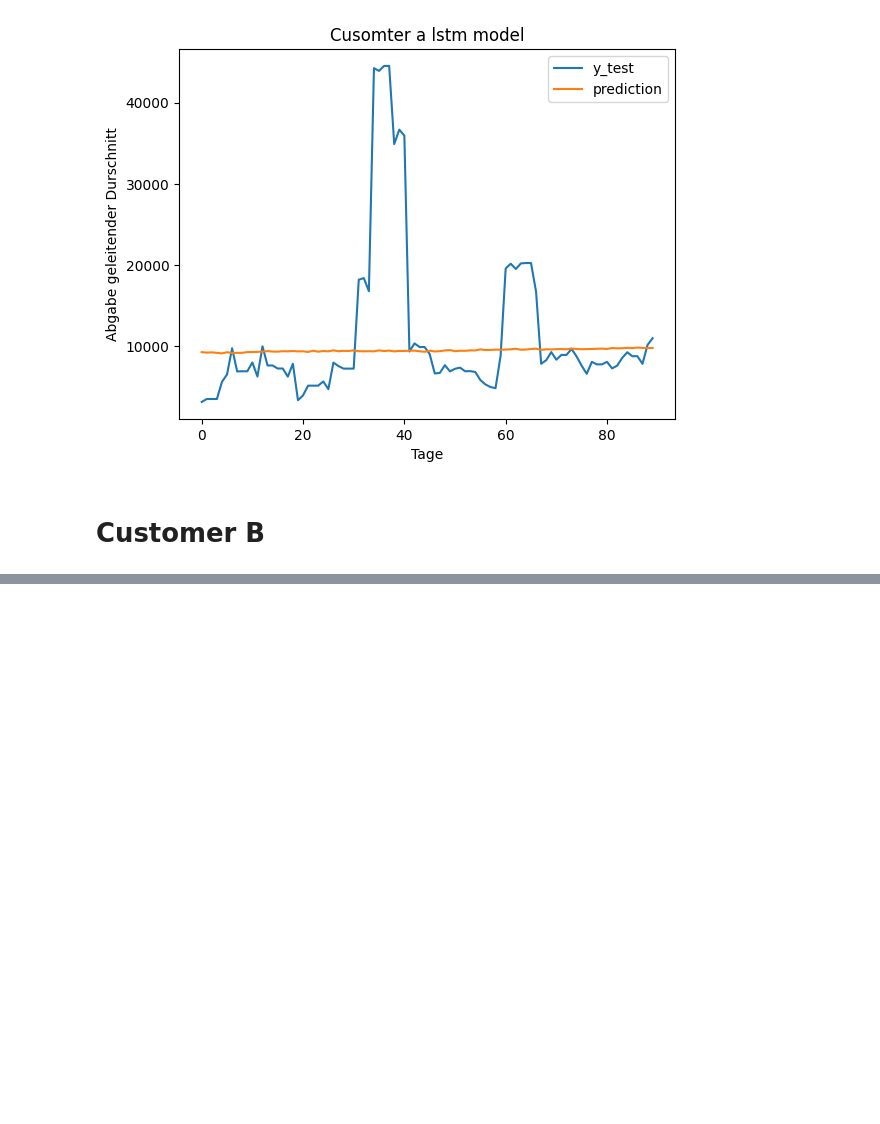
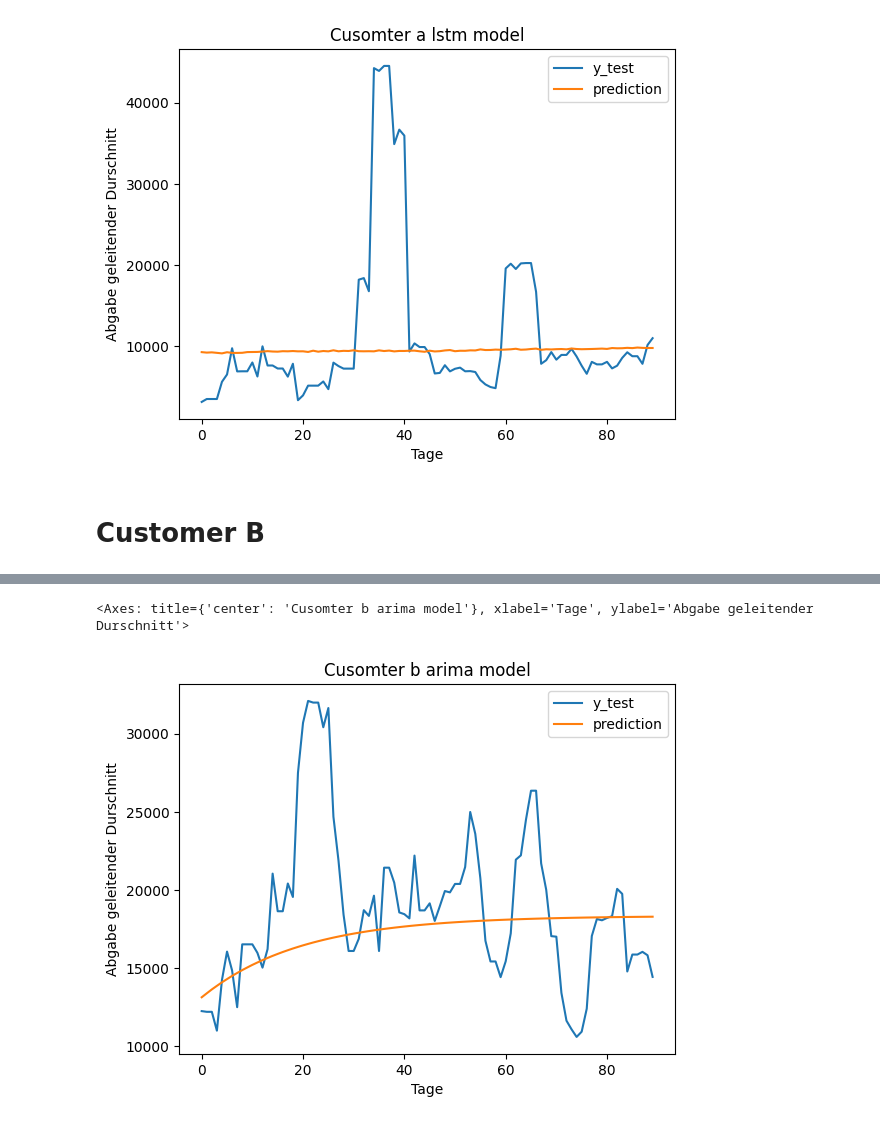
Before and after one commit to StefanEissler/Customs_Fee_Forecasting, a Jupyter notebook: notebooks/plot_results.ipynb, the cells around one changed output, grey strips where cells are left out. Saved outputs shown, nothing was run; the diff lists cells and outputs as text; code cells hidden in the pictures; blank space fills up the shorter version.

Commit message:
plot results

```diff
--- a/notebooks/plot_results.ipynb
+++ b/notebooks/plot_results.ipynb
@@ -100,0 +111,6 @@ customer_a_lstm.plot(title="Cusomter a lstm model", xlabel="Tage", ylabel="Abgab
+# %%
+customer_b_arima = pd.read_csv("../data/prediction/customer_b_arima_2024-04-19_10-40-19_prediction.csv")
+customer_b_arima.plot(title="Cusomter b arima model", xlabel="Tage", ylabel="Abgabe geleitender Durschnitt")
+# %% [output]
+<Axes: title={'center': 'Cusomter b arima model'}, xlabel='Tage', ylabel='Abgabe geleitender Durschnitt'>
+[figure, added]
```
Also changed, not shown: parts of 64 cells of this notebook, 3 other files.
